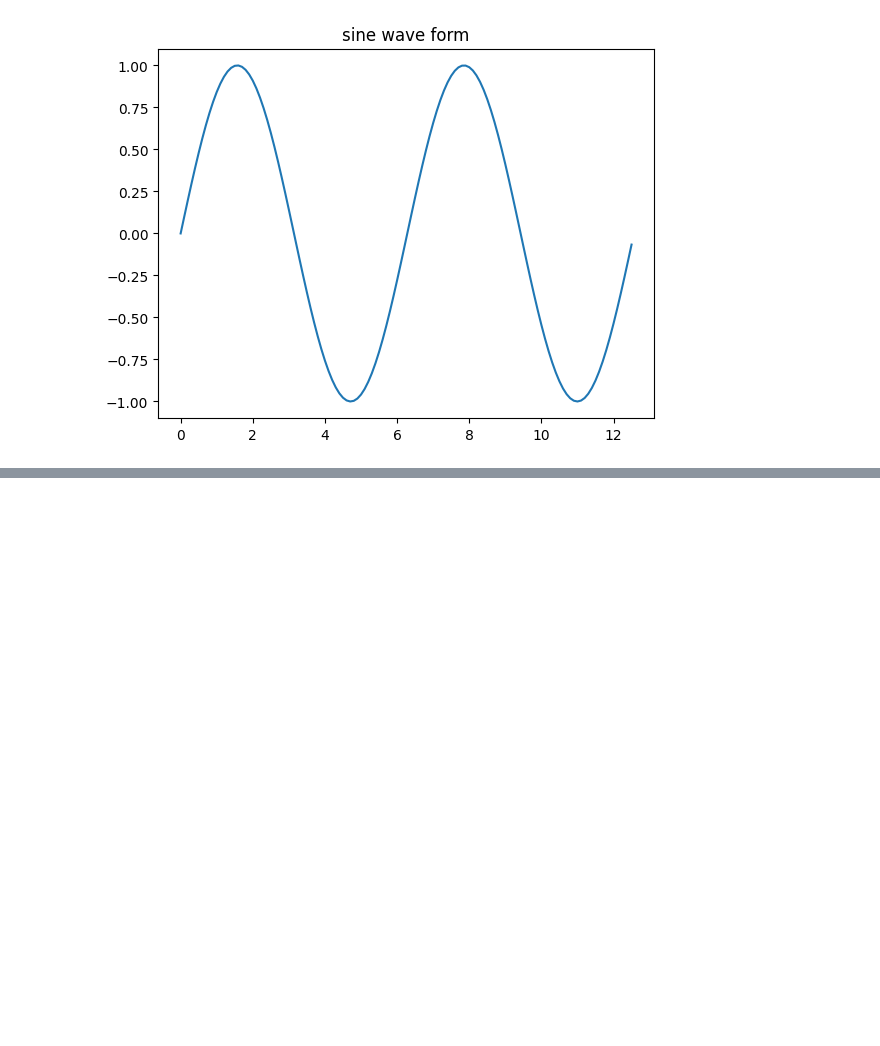
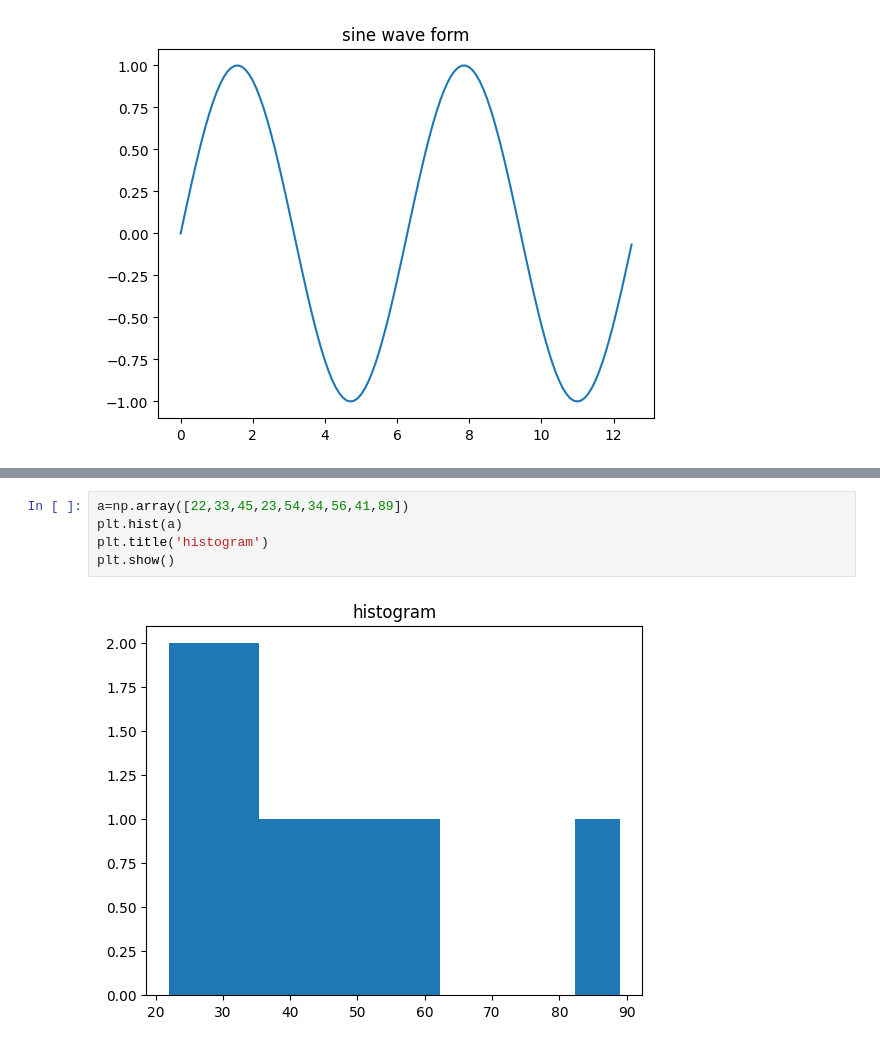
Before and after one commit to Yashx0012/AI-DS-ML, a Jupyter notebook: matplotlib.ipynb, the cells around one changed output, grey strips where cells are left out. Drawn from its saved outputs; the diff is of its cells as text; blank space fills up the shorter version.

```diff
--- a/matplotlib.ipynb
+++ b/matplotlib.ipynb
@@ -113,0 +174,7 @@ plt.show()
+# %%
+a=np.array([22,33,45,23,54,34,56,41,89])
+plt.hist(a)
+plt.title('histogram')
+plt.show()
+# %% [output]
+[figure, added]
```
Also changed, not shown: parts of 11 cells of this notebook, 3 other files.
